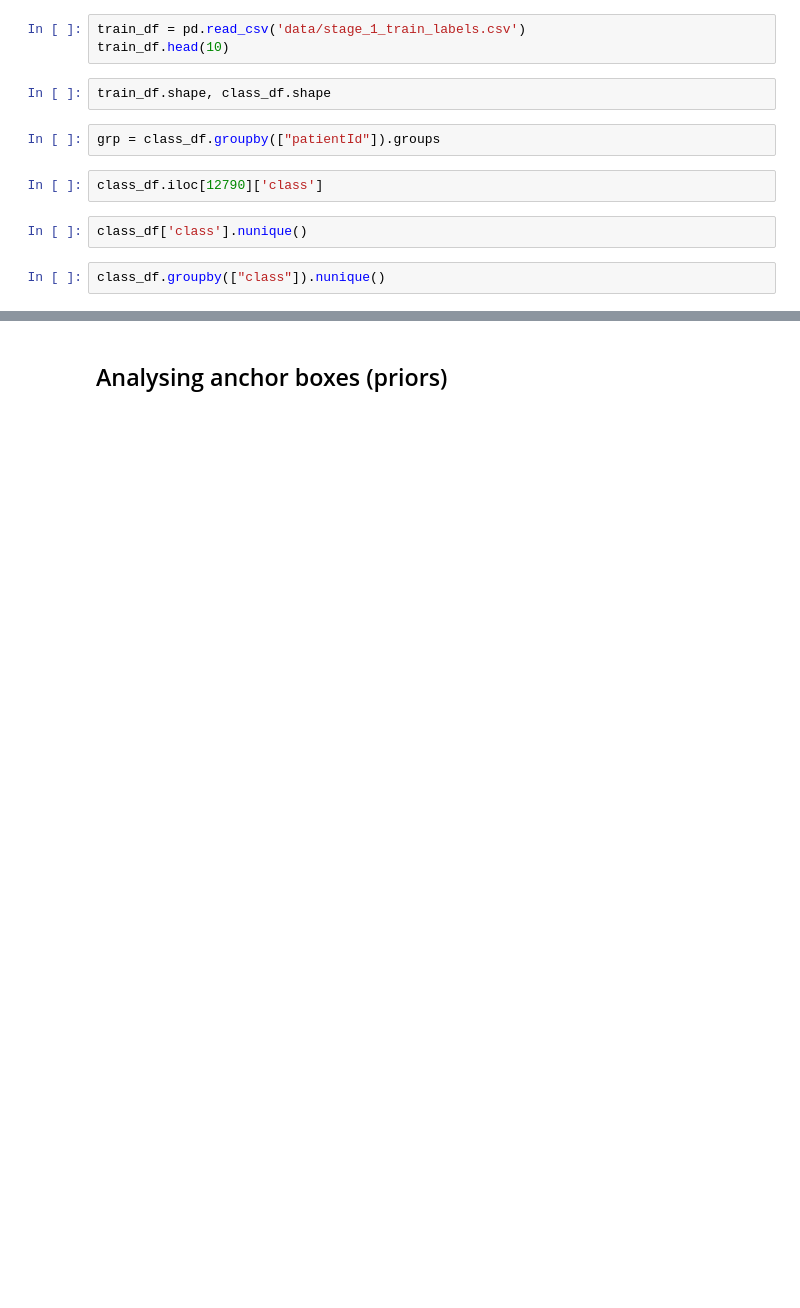
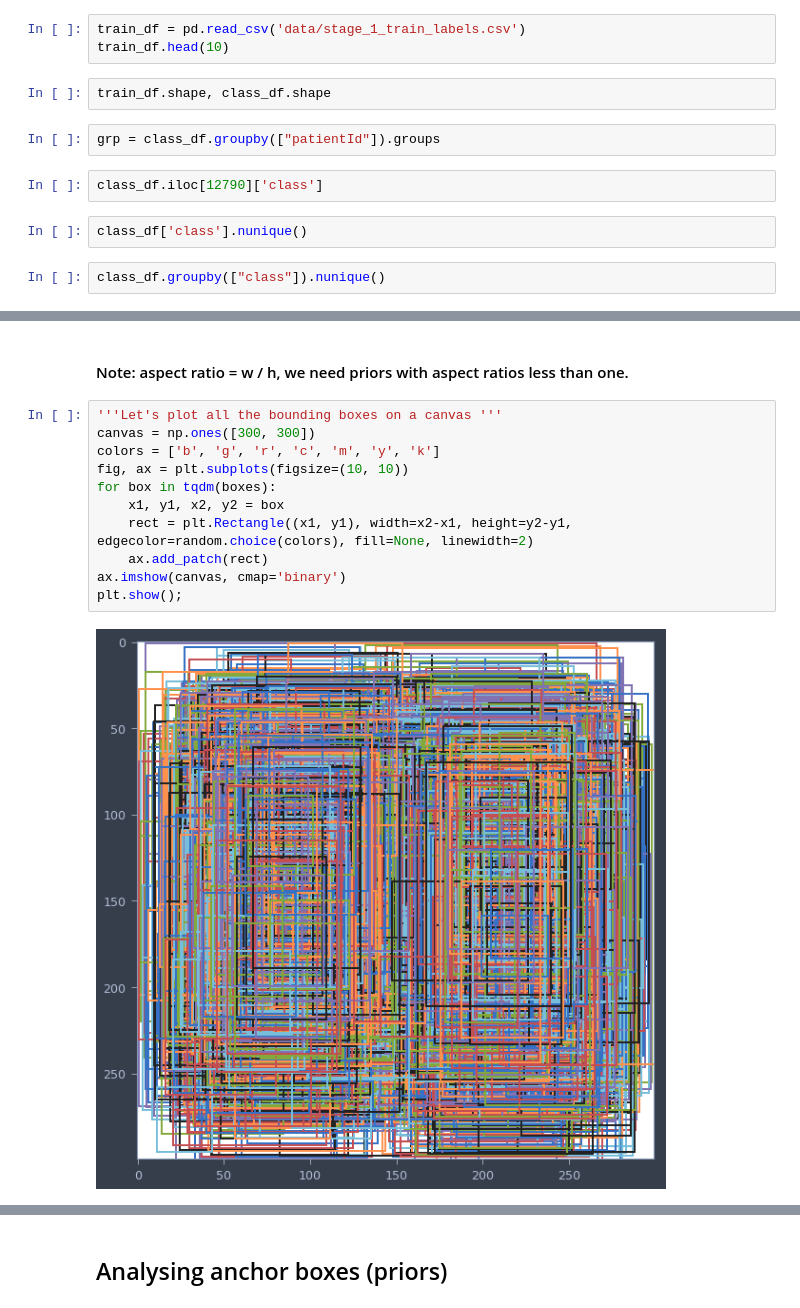
Before and after one commit to pyaf/ssd, a Jupyter notebook: notebooks/testing.ipynb, the cells around one changed output, grey strips where cells are left out. Cells and saved outputs as stored; diff of their text form; blank space fills up the shorter version.

```diff
--- a/notebooks/testing.ipynb
+++ b/notebooks/testing.ipynb
@@ -120,0 +184,15 @@ class_df.groupby(["class"]).nunique()
+# %% [markdown]
+#### Note: aspect ratio = w / h, we need priors with aspect ratios less than one.
+# %%
+'''Let's plot all the bounding boxes on a canvas '''
+canvas = np.ones([300, 300])
+colors = ['b', 'g', 'r', 'c', 'm', 'y', 'k']
+fig, ax = plt.subplots(figsize=(10, 10))
+for box in tqdm(boxes):
+    x1, y1, x2, y2 = box
+    rect = plt.Rectangle((x1, y1), width=x2-x1, height=y2-y1, edgecolor=random.choice(colors), fill=None, linewidth=2)
+    ax.add_patch(rect)
+ax.imshow(canvas, cmap='binary')
+plt.show();
+# %% [output]
+[figure, added]
```
Also changed, not shown: parts of 38 cells of this notebook, 2 other files.
